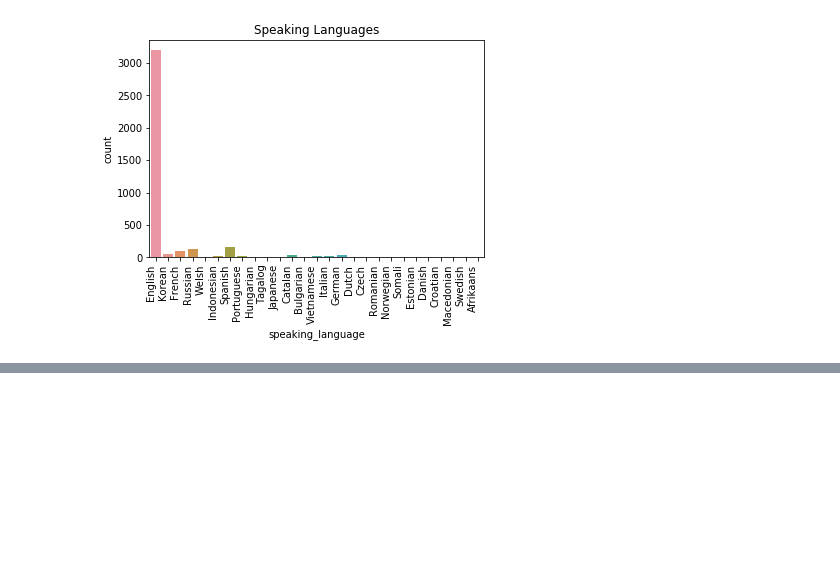
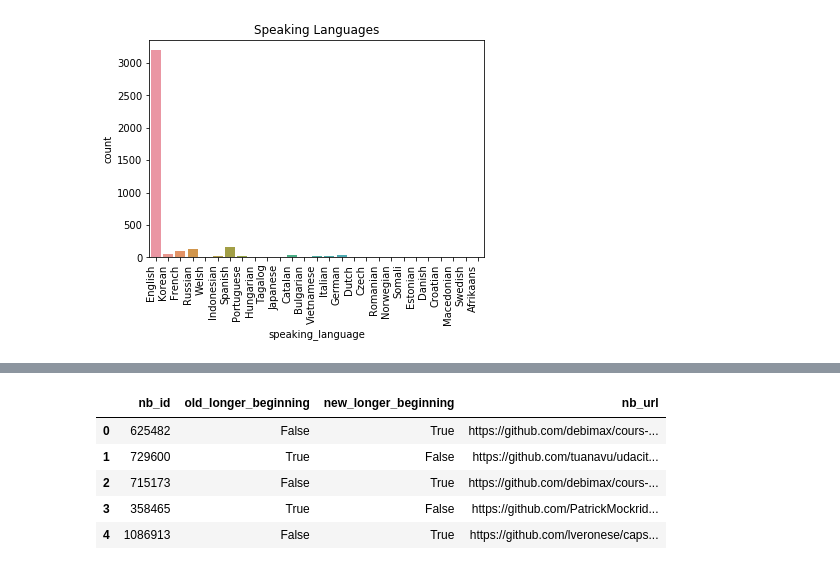
Before and after one commit to Isabel-Gan/quantifying-notebook-features, a Jupyter notebook: output/complete-runs/eigth-run/eigth-run-analysis.ipynb, the cells around one changed output, grey strips where cells are left out. Saved outputs shown, nothing was run; the diff lists cells and outputs as text; code cells hidden in the pictures; blank space fills up the shorter version.

Commit message:
collecting diff data on eigth fun

```diff
--- a/output/complete-runs/eigth-run/eigth-run-analysis.ipynb
+++ b/output/complete-runs/eigth-run/eigth-run-analysis.ipynb
@@ -292,0 +347,10 @@ temp = speaking_language_plot.set(title = "Speaking Languages")
+# %%
+# initial look at the data
+differences_df.head()
+# %% [output]
+|  | nb_id | old_longer_beginning | new_longer_beginning | nb_url |
+| 0 | 625482 | False | True | https://github.com/debimax/cours-... |
+| 1 | 729600 | True | False | https://github.com/tuanavu/udacit... |
+| 2 | 715173 | False | True | https://github.com/debimax/cours-... |
+| 3 | 358465 | True | False | https://github.com/PatrickMockrid... |
+| 4 | 1086913 | False | True | https://github.com/lveronese/caps... |
```
Also changed, not shown: parts of 4 cells of this notebook, 1 other file.
